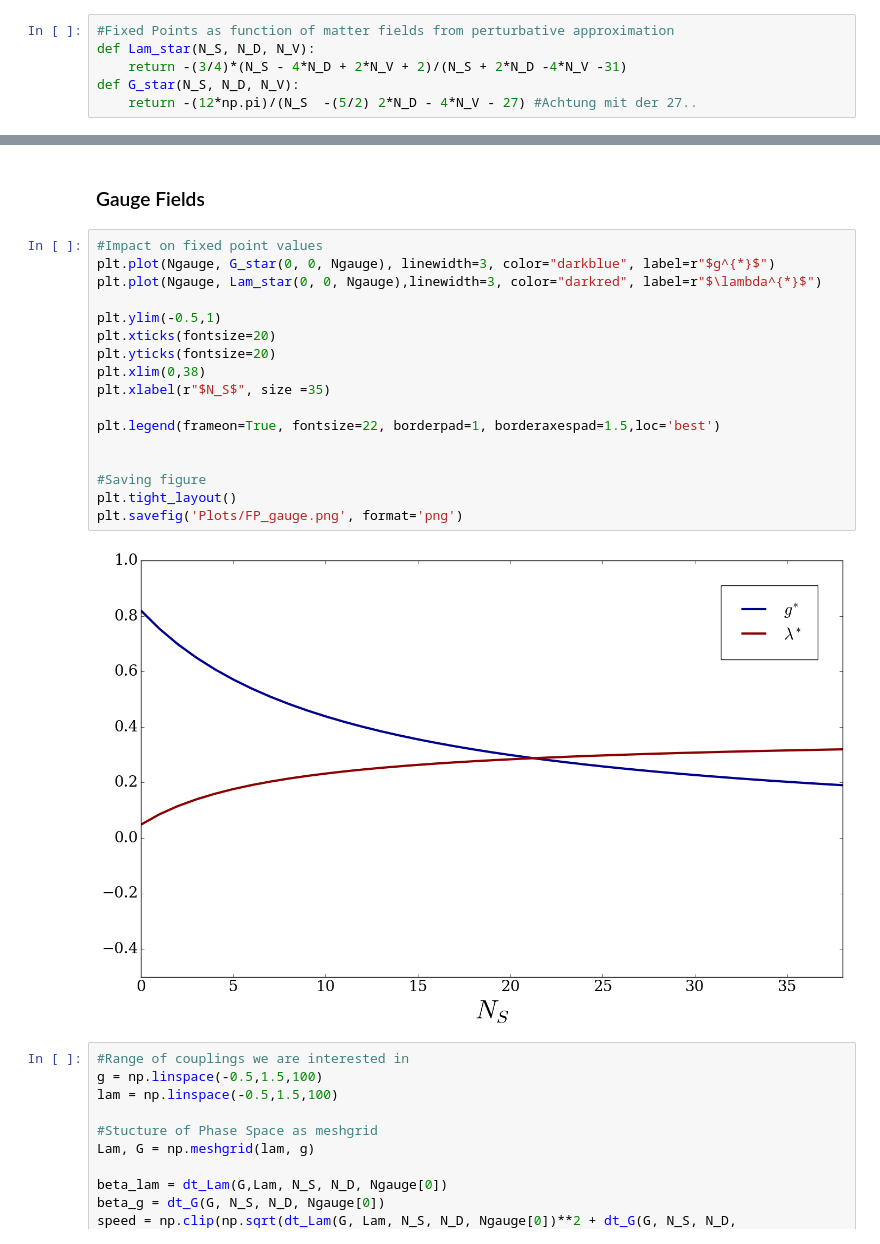
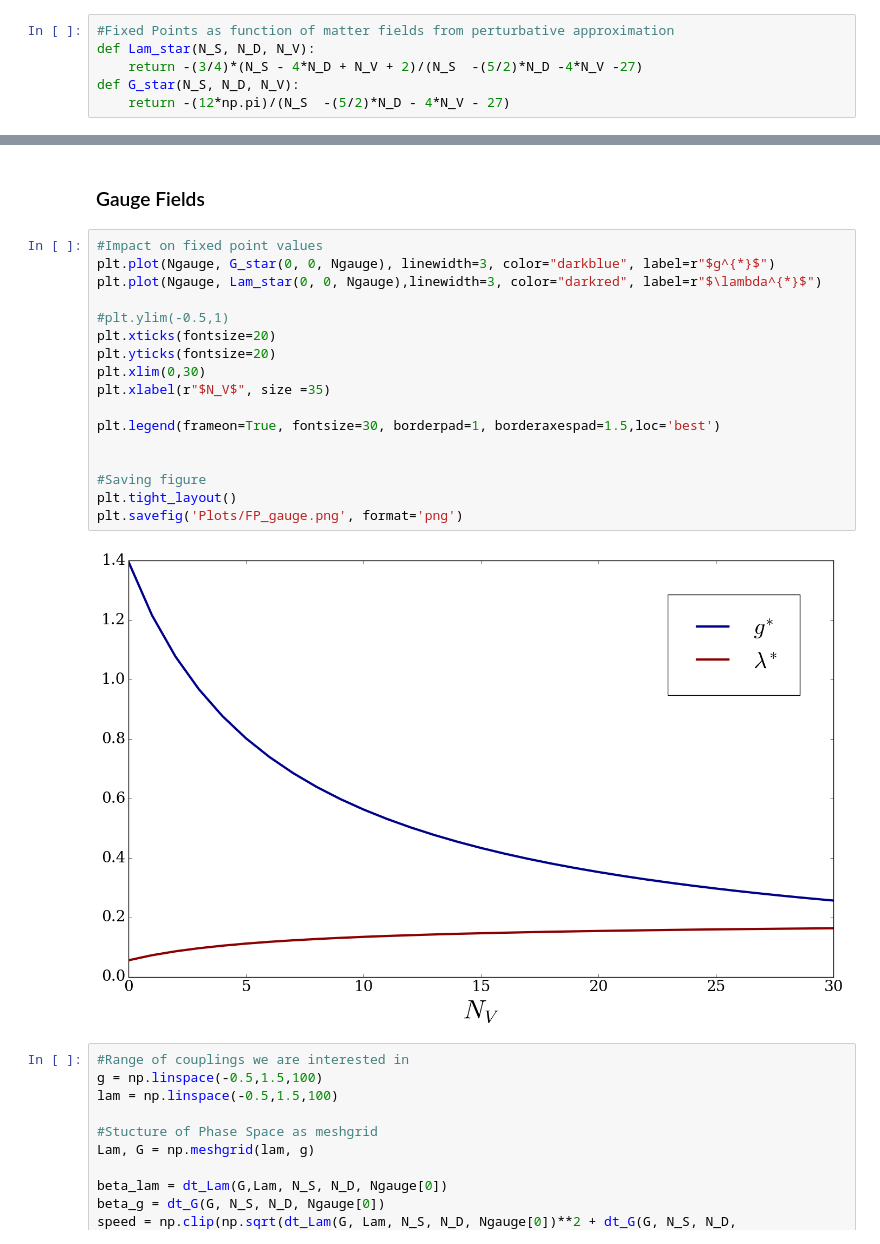
Before and after one commit to mathieukaltschmidt/BSc-Thesis, a Jupyter notebook: Numerics/Python/Plots.ipynb, the cells around one changed output, grey strips where cells are left out. Drawn from its saved outputs; the diff is of its cells as text.

```diff
--- a/Numerics/Python/Plots.ipynb
+++ b/Numerics/Python/Plots.ipynb
@@ -77,9 +77,9 @@ def dt_Lam(G,Lam, N_S, N_D, N_V):
 # %%
 #Fixed Points as function of matter fields from perturbative approximation
 def Lam_star(N_S, N_D, N_V):
-    return -(3/4)*(N_S - 4*N_D + 2*N_V + 2)/(N_S + 2*N_D -4*N_V -31)
+    return -(3/4)*(N_S - 4*N_D + N_V + 2)/(N_S  -(5/2)*N_D -4*N_V -27)
 def G_star(N_S, N_D, N_V):
-    return -(12*np.pi)/(N_S  -(5/2) 2*N_D - 4*N_V - 27) #Achtung mit der 27..
+    return -(12*np.pi)/(N_S  -(5/2)*N_D - 4*N_V - 27)
 # %% [markdown]
 ### Scalar fields
 # %%
@@ -217,22 +218,22 @@ anim.save('Animations/fermions.mp4', writer=writer)
 # %%
 #Impact on fixed point values
 plt.plot(Ngauge, G_star(0, 0, Ngauge), linewidth=3, color="darkblue", label=r"$g^{*}$")
 plt.plot(Ngauge, Lam_star(0, 0, Ngauge),linewidth=3, color="darkred", label=r"$\lambda^{*}$")
 
-plt.ylim(-0.5,1)
+#plt.ylim(-0.5,1)
 plt.xticks(fontsize=20)
 plt.yticks(fontsize=20)
-plt.xlim(0,38)
-plt.xlabel(r"$N_S$", size =35)
+plt.xlim(0,30)
+plt.xlabel(r"$N_V$", size =35)
 
-plt.legend(frameon=True, fontsize=22, borderpad=1, borderaxespad=1.5,loc='best')
+plt.legend(frameon=True, fontsize=30, borderpad=1, borderaxespad=1.5,loc='best')
 
 
 #Saving figure
 plt.tight_layout()
 plt.savefig('Plots/FP_gauge.png', format='png')
 # %% [output]
-[figure, old version]
+[figure, new version]
 # %%
 #Range of couplings we are interested in
 g = np.linspace(-0.5,1.5,100)
```
Also changed, not shown: parts of 2 cells of this notebook, 10 other files.
